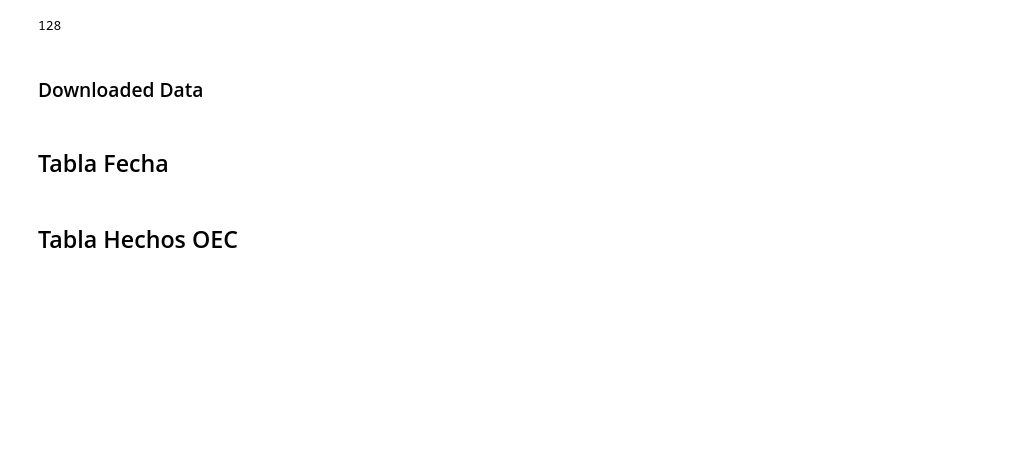
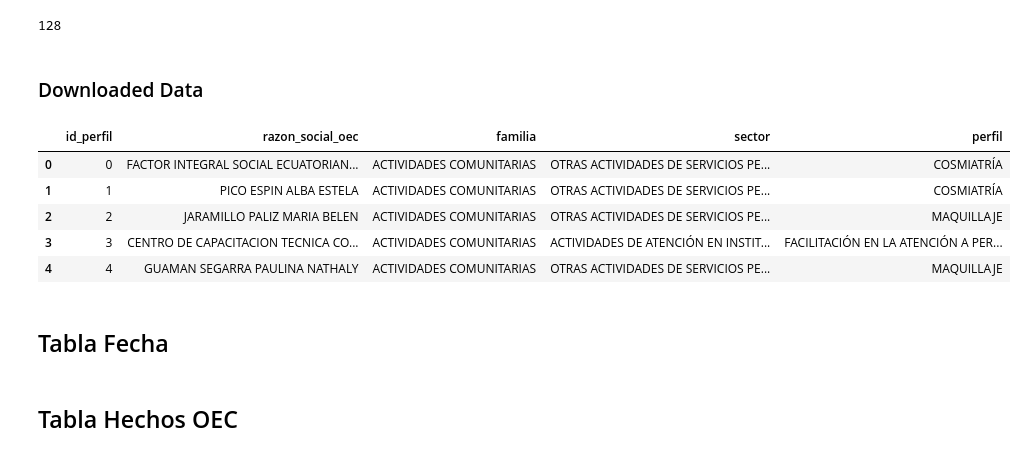
Before and after one commit to Herziox/Data-Mining-System-SETEC, a Jupyter notebook: 3_data_preprocesing_module/ETL_Datawarehouse.ipynb, the cells around one changed output. Drawn from its saved outputs; the diff is of its cells as text; code cells hidden in the pictures; blank space fills up the shorter version.

Commit message:
Semana 3 | dia 1 | Desarrollo de Datamart OEC

```diff
--- a/3_data_preprocesing_module/ETL_Datawarehouse.ipynb
+++ b/3_data_preprocesing_module/ETL_Datawarehouse.ipynb
@@ -308,11 +348,19 @@ len(oec_dr['Perfil'].unique())
 # %% [markdown]
 ### Downloaded Data
 # %%
-df_perfil = pd.read_csv(path+'OEC_Familia_Sector_Perfil.csv')
+df_perfil = pd.read_csv(os.path.join(path,'oec_dl_familia_sector_perfil.csv'))
 df_perfil = df_perfil.rename_axis('id_perfil').reset_index().astype('object')
-df_perfil = df_perfil.rename(columns={'Perfil':'Perfil_Perfil','Nombre':'Perfil_Razon_Social_OEC'})
-len(oec_dr['Perfil'].unique())
-df_perfil.to_csv(path_datawarehouse+path_datamart_oec+'/perfil.csv',index=False)
+df_perfil = df_perfil.rename(columns={'Perfil':'perfil','Nombre':'razon_social_oec','Familia':'familia','Sector':'sector'})
+df_perfil.head()
+#len(df_perfil['Perfil'].unique())
+#df_perfil.to_csv(path_datawarehouse+path_datamart_oec+'/perfil.csv',index=False)
+# %% [output]
+|  | id_perfil | razon_social_oec | familia | sector | perfil |
+| 0 | 0 | FACTOR INTEGRAL SOCIAL ECUATORIAN... | ACTIVIDADES COMUNITARIAS | OTRAS ACTIVIDADES DE SERVICIOS PE... | COSMIATRÍA |
+| 1 | 1 | PICO ESPIN ALBA ESTELA | ACTIVIDADES COMUNITARIAS | OTRAS ACTIVIDADES DE SERVICIOS PE... | COSMIATRÍA |
+| 2 | 2 | JARAMILLO PALIZ MARIA BELEN | ACTIVIDADES COMUNITARIAS | OTRAS ACTIVIDADES DE SERVICIOS PE... | MAQUILLAJE |
+| 3 | 3 | CENTRO DE CAPACITACION TECNICA CO... | ACTIVIDADES COMUNITARIAS | ACTIVIDADES DE ATENCIÓN EN INSTIT... | FACILITACIÓN EN LA ATENCIÓN A PER... |
+| 4 | 4 | GUAMAN SEGARRA PAULINA NATHALY | ACTIVIDADES COMUNITARIAS | OTRAS ACTIVIDADES DE SERVICIOS PE... | MAQUILLAJE |
 # %% [markdown]
 ## Tabla Fecha
 # %% [markdown]
```
Also changed, not shown: parts of 28 cells of this notebook, 8 other files.
